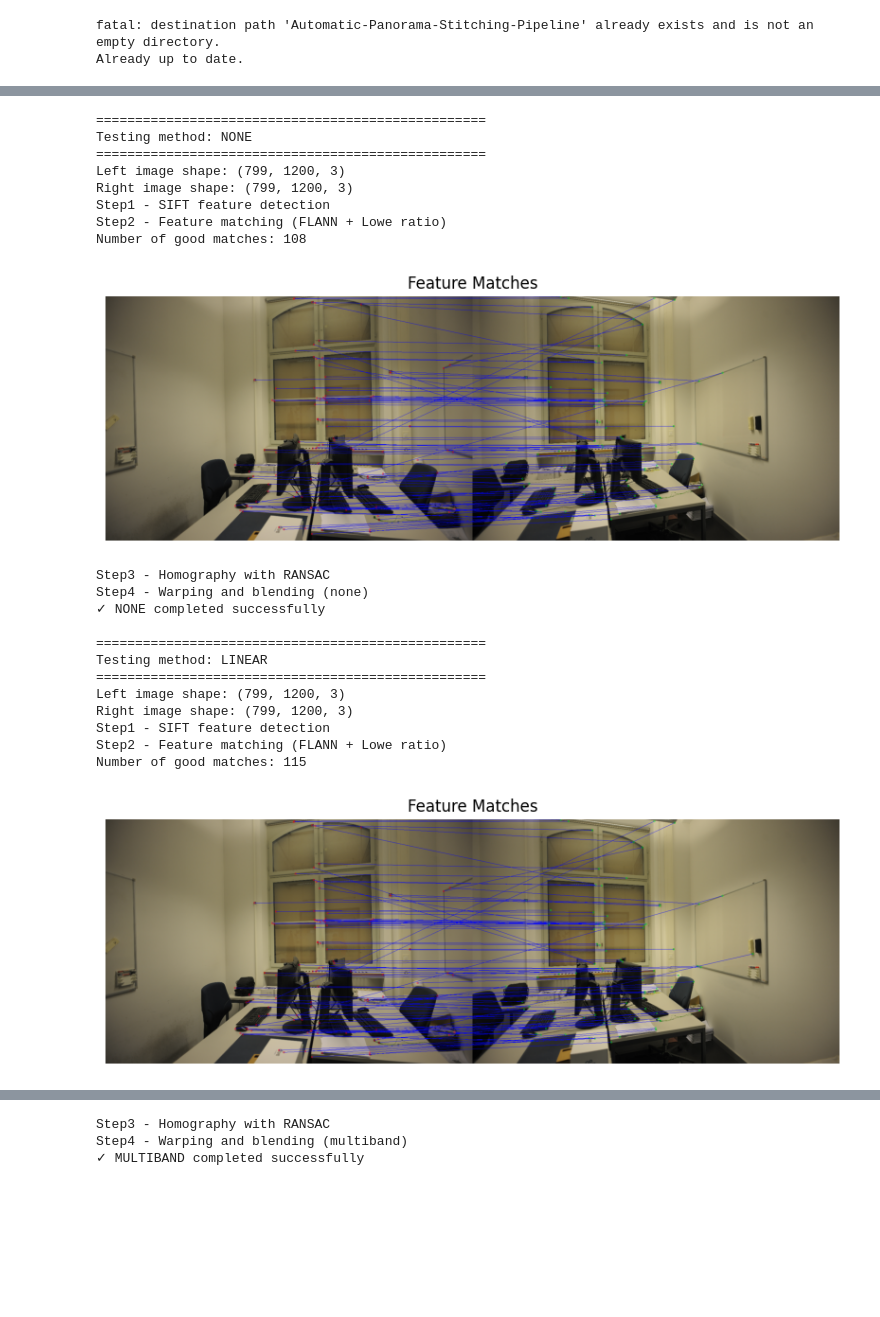
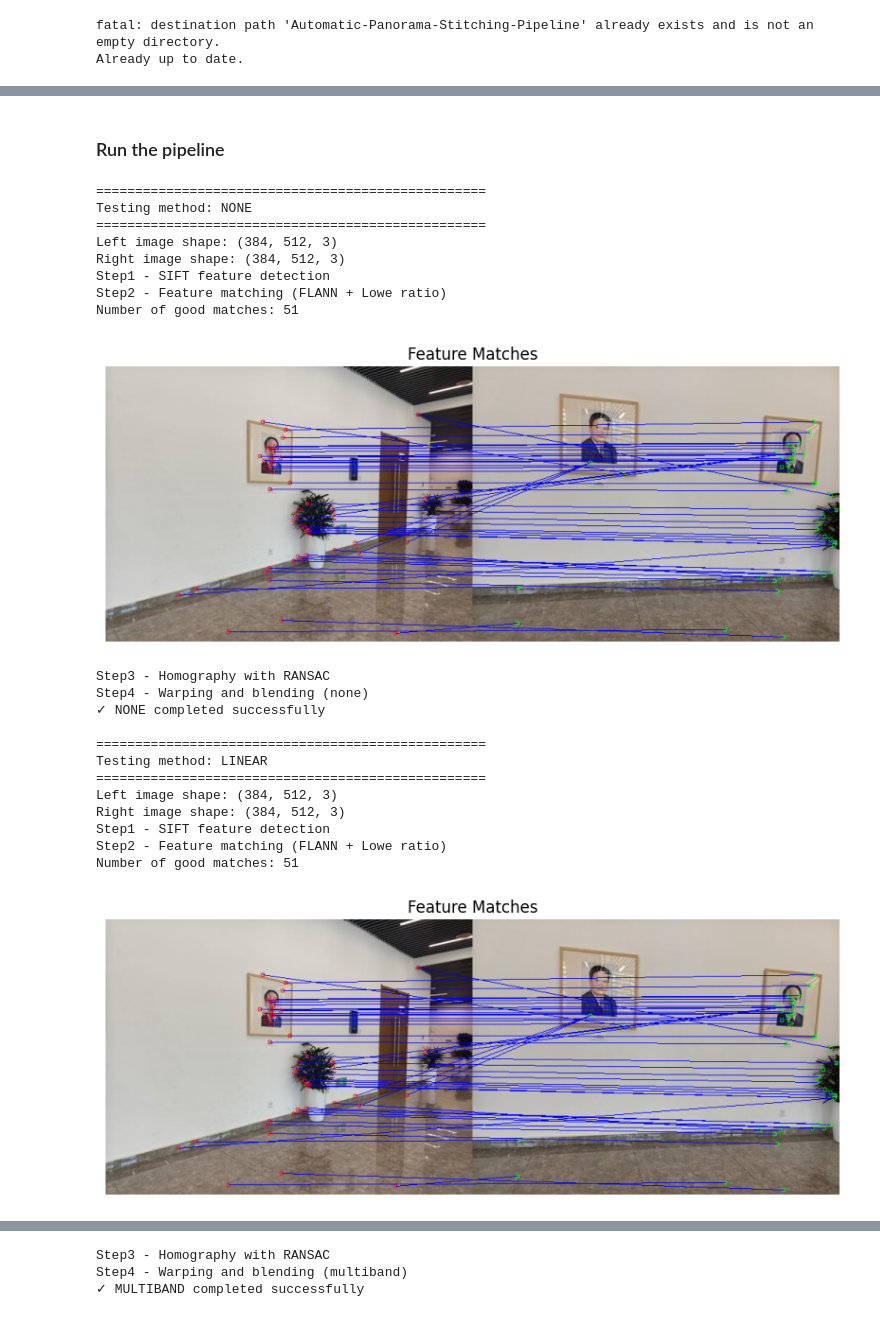
Before and after one commit to eralbaspahija/Automatic-Panorama-Stitching-Pipeline, a Jupyter notebook: automatic_panorama_stitching_pipeline.ipynb, the cells around one changed output, grey strips where cells are left out. Saved outputs shown, nothing was run; the diff lists cells and outputs as text; code cells hidden in the pictures; blank space fills up the shorter version.

```diff
--- a/automatic_panorama_stitching_pipeline.ipynb
+++ b/automatic_panorama_stitching_pipeline.ipynb
@@ -19,9 +41,10 @@ import matplotlib.pyplot as plt
 # ---------------------------------------------------------
 # Utility: resize images
 # ---------------------------------------------------------
+
 def resize_for_colab(img, max_width=1200):
     h, w = img.shape[:2]
-    if w > max_width:
+    if w > max_width
         scale = max_width / w
         img = cv2.resize(img, (int(w * scale), int(h * scale)))
     return img
@@ -382,40 +409,42 @@ def compare_blending_methods(img_left, img_right):
     plt.show()
 
     return results
+# %% [markdown]
+### Run the pipeline
 # %%
 if __name__ == "__main__":
     src_path = "Automatic-Panorama-Stitching-Pipeline/img/"
 
-    img_left = cv2.imread(src_path + "DSC_0219.jpg")
-    img_right = cv2.imread(src_path + "DSC_0220.jpg")
+    img_left = cv2.imread(src_path + "002.jpg")
+    img_right = cv2.imread(src_path + "003.jpg")
 
 
     if img_left is None or img_right is None:
         raise ValueError("Images were not read – check the path and names!")
 
     img_left = resize_for_colab(img_left)
     img_right = resize_for_colab(img_right)
 
     results = compare_blending_methods(img_left, img_right)
 
     # Saving results
     os.makedirs("output", exist_ok=True)
     for method, panorama in results.items():
         if panorama is not None:
             cv2.imwrite(f"output/panorama_{method}.jpg", panorama)
             print(f"✓ Saved: output/panorama_{method}.jpg")
         else:
             print(f"✗ Skipped: output/panorama_{method}.jpg (failed)")
 # %% [output]
 ==================================================
 Testing method: NONE
 ==================================================
-Left image shape: (799, 1200, 3)
-Right image shape: (799, 1200, 3)
+Left image shape: (384, 512, 3)
+Right image shape: (384, 512, 3)
 Step1 - SIFT feature detection
 Step2 - Feature matching (FLANN + Lowe ratio)
-Number of good matches: 108
+Number of good matches: 51
-[figure, old version]
+[figure, new version]
 Step3 - Homography with RANSAC
 Step4 - Warping and blending (none)
 ✓ NONE completed successfully
@@ -423,12 +452,12 @@ Step4 - Warping and blending (none)
 ==================================================
 Testing method: LINEAR
 ==================================================
-Left image shape: (799, 1200, 3)
-Right image shape: (799, 1200, 3)
+Left image shape: (384, 512, 3)
+Right image shape: (384, 512, 3)
 Step1 - SIFT feature detection
 Step2 - Feature matching (FLANN + Lowe ratio)
-Number of good matches: 115
+Number of good matches: 51
-[figure, old version]
+[figure, new version]
 Step3 - Homography with RANSAC
 Step4 - Warping and blending (linear)
 ✓ LINEAR completed successfully
```
Also changed, not shown: parts of 9 cells of this notebook.
